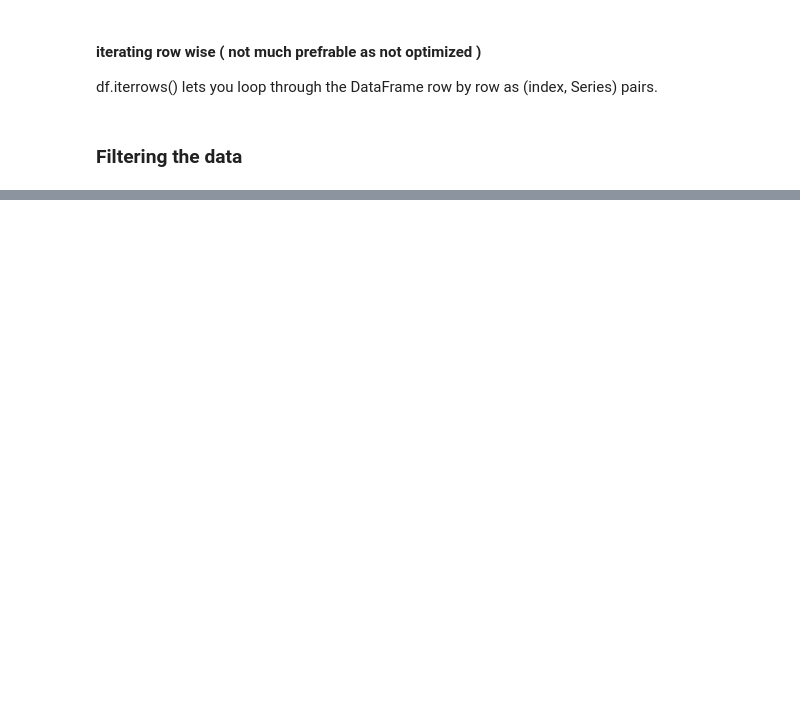
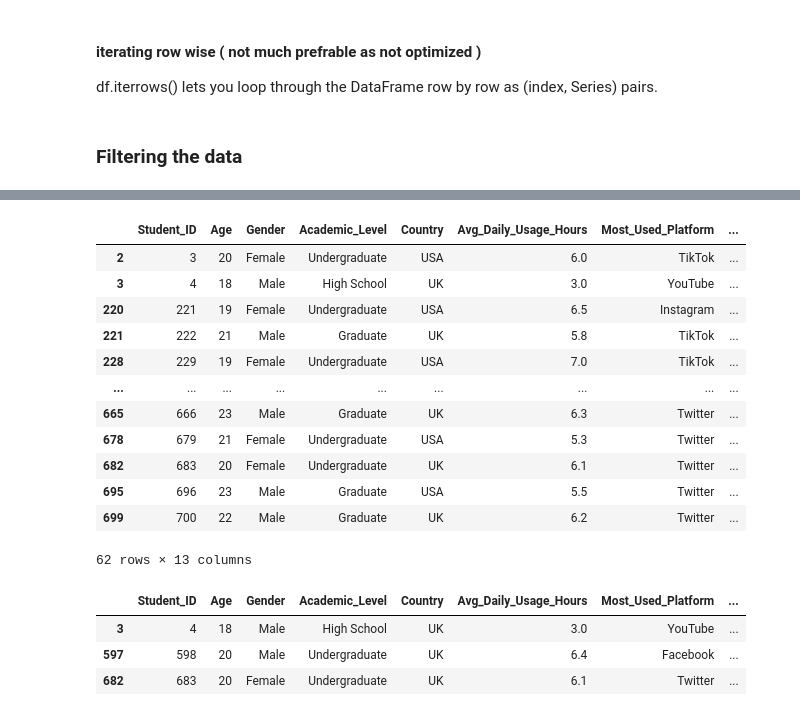
Before and after one commit to jatinmeenaa/pandas_learning, a Jupyter notebook: Pandas.ipynb, the cells around one changed output, grey strips where cells are left out. Cells and saved outputs as stored; diff of their text form; code cells hidden in the pictures; blank space fills up the shorter version.

```diff
--- a/Pandas.ipynb
+++ b/Pandas.ipynb
@@ -120,0 +174,23 @@ data[(data['Gender']=='Male')& (data['Age']>19)][['Student_ID','Age']] # multipl
+# %%
+data[data['Country'].isin(['UK','USA'])]
+# %% [output]
+|  | Student_ID | Age | Gender | Academic_Level | Country | Avg_Daily_Usage_Hours | Most_Used_Platform | ... |
+| 2 | 3 | 20 | Female | Undergraduate | USA | 6.0 | TikTok | ... |
+| 3 | 4 | 18 | Male | High School | UK | 3.0 | YouTube | ... |
+| 220 | 221 | 19 | Female | Undergraduate | USA | 6.5 | Instagram | ... |
+| 221 | 222 | 21 | Male | Graduate | UK | 5.8 | TikTok | ... |
+| 228 | 229 | 19 | Female | Undergraduate | USA | 7.0 | TikTok | ... |
+| ... | ... | ... | ... | ... | ... | ... | ... | ... |
+| 665 | 666 | 23 | Male | Graduate | UK | 6.3 | Twitter | ... |
+| 678 | 679 | 21 | Female | Undergraduate | USA | 5.3 | Twitter | ... |
+| 682 | 683 | 20 | Female | Undergraduate | UK | 6.1 | Twitter | ... |
+| 695 | 696 | 23 | Male | Graduate | USA | 5.5 | Twitter | ... |
+| 699 | 700 | 22 | Male | Graduate | UK | 6.2 | Twitter | ... |
+62 rows × 13 columns
+# %%
+data.query('Country=="UK" and Age<=20')
+# %% [output]
+|  | Student_ID | Age | Gender | Academic_Level | Country | Avg_Daily_Usage_Hours | Most_Used_Platform | ... |
+| 3 | 4 | 18 | Male | High School | UK | 3.0 | YouTube | ... |
+| 597 | 598 | 20 | Male | Undergraduate | UK | 6.4 | Facebook | ... |
+| 682 | 683 | 20 | Female | Undergraduate | UK | 6.1 | Twitter | ... |
```
Also changed, not shown: parts of 14 cells of this notebook.
